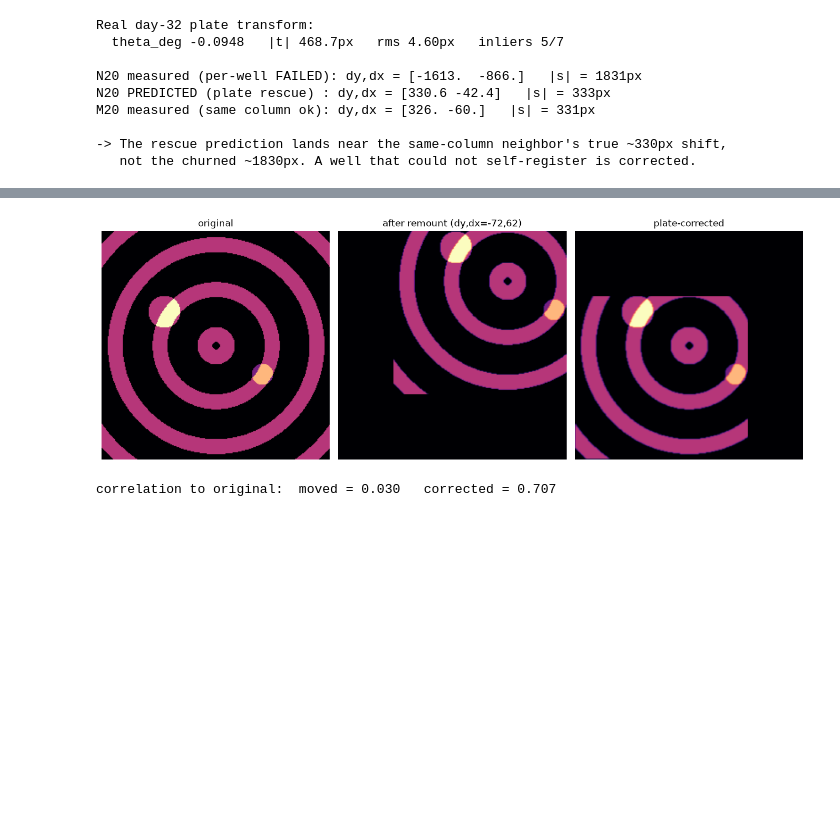
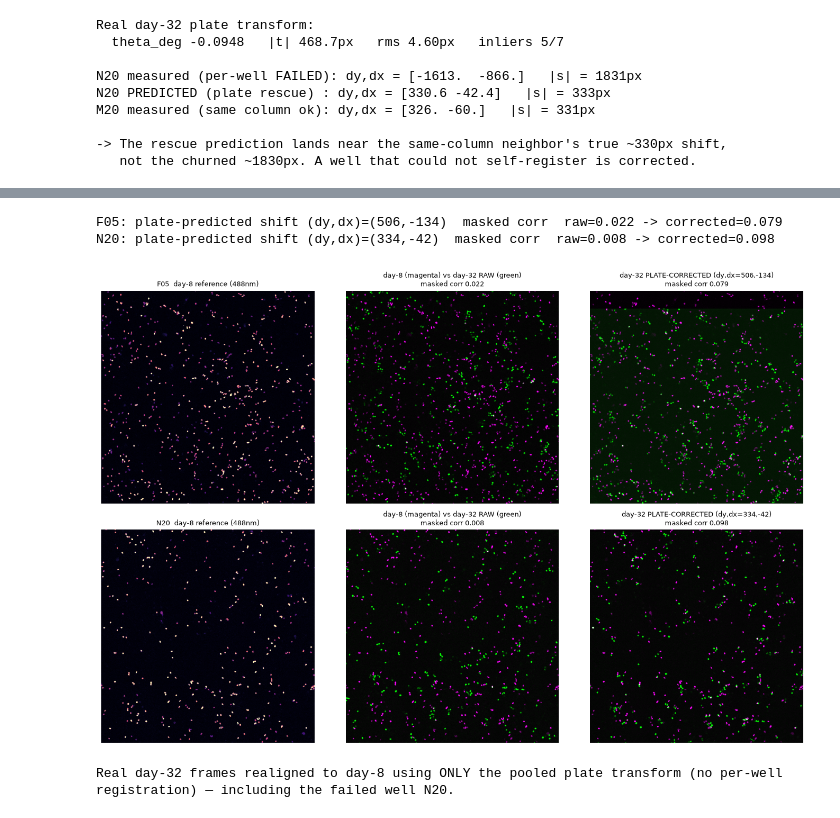
Before and after one commit to petercla0119/tmem-neuron-aligner, a Jupyter notebook: notebooks/plate_remount_walkthrough.ipynb, the cells around one changed output, grey strips where cells are left out. Saved outputs shown, nothing was run; the diff lists cells and outputs as text; code cells hidden in the pictures; blank space fills up the shorter version.

```diff
--- a/notebooks/plate_remount_walkthrough.ipynb
+++ b/notebooks/plate_remount_walkthrough.ipynb
@@ -511,33 +525,67 @@ to simulate the remount, then correct it with `plate_offset_for_well` + `registe
 # %%
-# --- apply a plate shift to an image tile, then correct it ----------------------------------
+# --- REAL pixels: correct day-32 frames with ONLY the plate-fit prediction -----------------
+import glob
+import nd2
 from tmem_align.register import apply_shift
 
-# a synthetic tile with structure (concentric rings + blobs) at a chosen plate position
-yy, xx = np.mgrid[0:256, 0:256]
-img = (np.sin(np.hypot(xx-128, yy-128) / 8.0) > 0.5).astype(float)
-img += (np.hypot(xx-70, yy-90) < 18) * 1.0 + (np.hypot(xx-180, yy-160) < 12) * 0.7
+DATA_ROOT = "/Users/pmihack/claire/tmem_2026/data/260213_Feb16recopy_HYdiff_landingpadlines_survival_384well1"
+DAY8_DIR, DAY32_DIR = "20260216_084435_959", "20260312_083635_497"
+STABLE_CH = 2   # channel order is 405, 561(mCherry), 488 -> 488nm binned = pipeline's stable channel
 
-well_p = positions[42]                                   # some interior well
-s_dy, s_dx = plate_offset_for_well(true_event, well_p)   # its plate displacement
-moved = apply_shift(img, s_dy, s_dx)                     # simulate the remount
-corr_shift = plate_offset_for_well(true_event, well_p)   # the correction the plate fit prescribes
-fixed = apply_shift(moved, -corr_shift[0], -corr_shift[1])  # undo it
+def load_well(day_dir, well, ch=STABLE_CH):
+    hits = glob.glob(f"{DATA_ROOT}/{day_dir}/*Well{well}*.nd2")
+    assert hits, f"no ND2 found for {well} in {day_dir} (real image data required for this cell)"
+    with nd2.ND2File(hits[0]) as g:
+        return g.asarray()[ch].astype(np.float32)
 
-def corr(a, b):
-    a, b = a.ravel() - a.mean(), b.ravel() - b.mean()
-    return float((a @ b) / (np.linalg.norm(a) * np.linalg.norm(b)))
+def norm(im):                                  # percentile-clip to [0,1] for display
+    lo, hi = np.percentile(im, [1, 99.5])
+    return np.clip((im - lo) / (hi - lo + 1e-9), 0, 1)
 
-fig, axes = plt.subplots(1, 3, figsize=(13, 4.5))
-for ax, im, ttl in zip(axes, [img, moved, fixed],
-                       ["original", f"after remount (dy,dx={s_dy:.0f},{s_dx:.0f})",
-                        "plate-corrected"]):
-    ax.imshow(im, cmap="magma"); ax.set_title(ttl); ax.axis("off")
+def overlay(ref, other):                       # ref -> magenta (R+B), other -> green (G)
+    r, g = norm(ref), norm(other)
+    return np.dstack([r, g, r])
+
+def masked_corr(ref, other):                   # correlate on the bright (neuron) pixels, like the masked engine
+    m = ref > np.percentile(ref, 80)
+    a, b = ref[m] - ref[m].mean(), other[m] - other[m].mean()
+    return float((a @ b) / (np.linalg.norm(a) * np.linalg.norm(b) + 1e-9))
+
+wells = ["F05", "N20"]        # F05 clean; N20 = per-well registration FAILED -> rescued here
+M, DS = 320, 4                # crop off the shift-exposed border; downsample for display only
+crop = lambda im: im[M:-M, M:-M]
+
+fig, axes = plt.subplots(len(wells), 3, figsize=(14, 4.6 * len(wells)))
+for row, well in enumerate(wells):
+    ref = load_well(DAY8_DIR, well)                             # day-8 reference (pre-remount)
+    mov = load_well(DAY32_DIR, well)                            # day-32 moving (post-remount)
+    pdy, pdx = plate_offset_for_well(ev_real, well_pos_px(well))  # PLATE-FIT prediction only
+    fixed = apply_shift(mov, pdy, pdx)                          # the exact call the pipeline makes
+
+    r, mv, fx = crop(ref), crop(mov), crop(fixed)
+    c_raw, c_fix = masked_corr(r, mv), masked_corr(r, fx)
+    panels = [
+        (norm(r[::DS, ::DS]), f"{well}  day-8 reference (488nm)"),
+        (overlay(r[::DS, ::DS], mv[::DS, ::DS]),
+         f"day-8 (magenta) vs day-32 RAW (green)\nmasked corr {c_raw:.3f}"),
+        (overlay(r[::DS, ::DS], fx[::DS, ::DS]),
+         f"day-32 PLATE-CORRECTED (dy,dx={pdy:.0f},{pdx:.0f})\nmasked corr {c_fix:.3f}"),
+    ]
+    for ax, (im, ttl) in zip(axes[row], panels):
+        ax.imshow(im, cmap="magma" if im.ndim == 2 else None)
+        ax.set_title(ttl, fontsize=9); ax.axis("off")
+    print(f"{well}: plate-predicted shift (dy,dx)=({pdy:.0f},{pdx:.0f})  "
+          f"masked corr  raw={c_raw:.3f} -> corrected={c_fix:.3f}")
+    assert c_fix > c_raw, f"{well}: plate correction did not improve alignment"
+
 plt.tight_layout(); plt.show()
-print(f"correlation to original:  moved = {corr(img, moved):.3f}   corrected = {corr(img, fixed):.3f}")
-assert corr(img, fixed) > corr(img, moved)
+print("\nReal day-32 frames realigned to day-8 using ONLY the pooled plate transform "
+      "(no per-well registration) — including the failed well N20.")
 # %% [output]
+F05: plate-predicted shift (dy,dx)=(506,-134)  masked corr  raw=0.022 -> corrected=0.079
+N20: plate-predicted shift (dy,dx)=(334,-42)  masked corr  raw=0.008 -> corrected=0.098
-[figure, old version]
+[figure, new version]
-correlation to original:  moved = 0.030   corrected = 0.707
+Real day-32 frames realigned to day-8 using ONLY the pooled plate transform (no per-well registration) — including the failed well N20.
 # %% [markdown]
 ---
 # Recap
```
Also changed, not shown: parts of 2 cells of this notebook.
